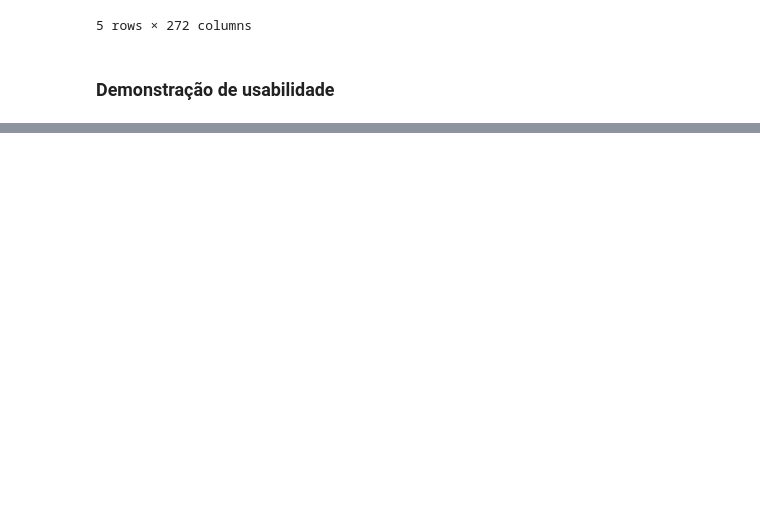
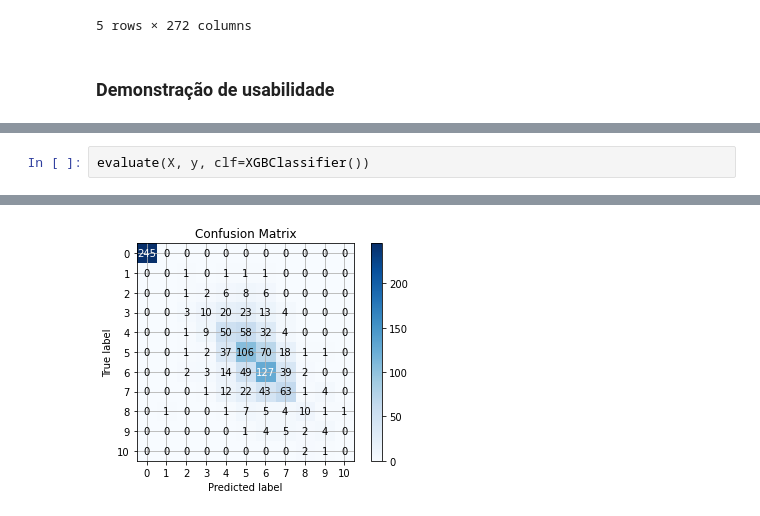
Before and after one commit to arthurbarbero/EpidemIA, a Jupyter notebook: Exemplo.ipynb, the cells around one changed output, grey strips where cells are left out. Drawn from its saved outputs; the diff is of its cells as text; blank space fills up the shorter version.

```diff
--- a/Exemplo.ipynb
+++ b/Exemplo.ipynb
@@ -242,0 +276,3 @@ Top 10 prováveis doênças relacionadas
+# %%
+evaluate(X, y, clf=XGBClassifier())
+# %% [output]
@@ -242,0 +283 @@ Top 10 prováveis doênças relacionadas
+[figure, added]
```
Also changed, not shown: parts of 12 cells of this notebook, 4 other files.
